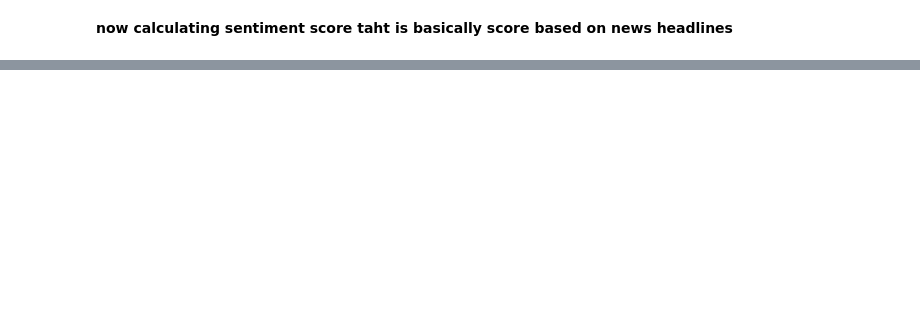
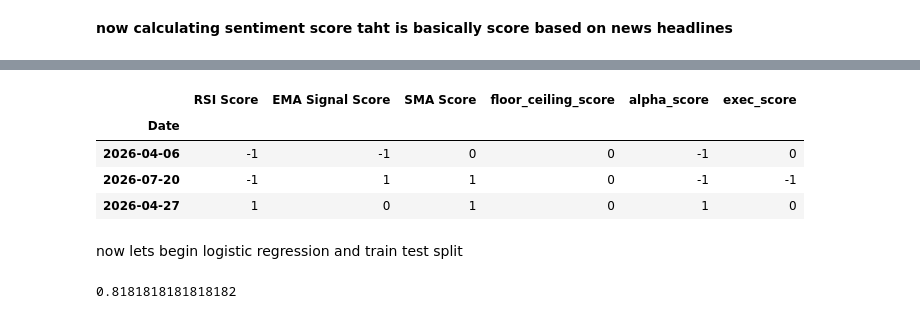
Before and after one commit to harjasjolly-create/algorithmic-stock-rating-program, a Jupyter notebook: hypothesis_verifier.ipynb, the cells around one changed output, grey strips where cells are left out. Drawn from its saved outputs; the diff is of its cells as text; code cells hidden in the pictures; blank space fills up the shorter version.

```diff
--- a/hypothesis_verifier.ipynb
+++ b/hypothesis_verifier.ipynb
@@ -62,3 +65,8 @@ sns.lineplot(sma.dropna()).set(xlabel='Time',ylabel='SMA')
+# %%
+stock_distance=(close-sma)/sma
+conditions=[(stock_distance>0.05),(stock_distance<-0.05)]
+choices=[1,-1]
+sma_score=np.select(conditions,choices,default=0)
 # %% [markdown]
 **creating average true range(14 candle) (ATR14)**
 # %%
@@ -357,0 +402,4 @@ dtype: int64
+# %%
+stock_data['RSI Score']=rsi_score
+stock_data["EMA Signal Score"]=ema_signal_score
+stock_data["SMA Score"]=sma_score
@@ -505,0 +613,22 @@ np.float64(0.2442181818181818)
+# %%
+x=stock_data[["RSI Score","EMA Signal Score","SMA Score","floor_ceiling_score","alpha_score","exec_score"]]
+x.sample(3)
+# %% [output]
+|  | RSI Score | EMA Signal Score | SMA Score | floor_ceiling_score | alpha_score | exec_score |
+| Date |  |  |  |  |  |  |
+| 2026-04-06 | -1 | -1 | 0 | 0 | -1 | 0 |
+| 2026-07-20 | -1 | 1 | 1 | 0 | -1 | -1 |
+| 2026-04-27 | 1 | 0 | 1 | 0 | 1 | 0 |
+# %% [markdown]
+now lets begin logistic regression and train test split
+# %%
+from sklearn.model_selection import train_test_split
+from sklearn.linear_model import LogisticRegression
+from sklearn.metrics import accuracy_score
+x_train,x_test,y_train,y_test=train_test_split(x,y,test_size=0.2,random_state=42)
+clf=LogisticRegression()
+clf.fit(x_train,y_train)
+y_pred=clf.predict(x_test)
+accuracy_score(y_test,y_pred)
+# %% [output]
+0.8181818181818182
```
Also changed, not shown: parts of 33 cells of this notebook.
